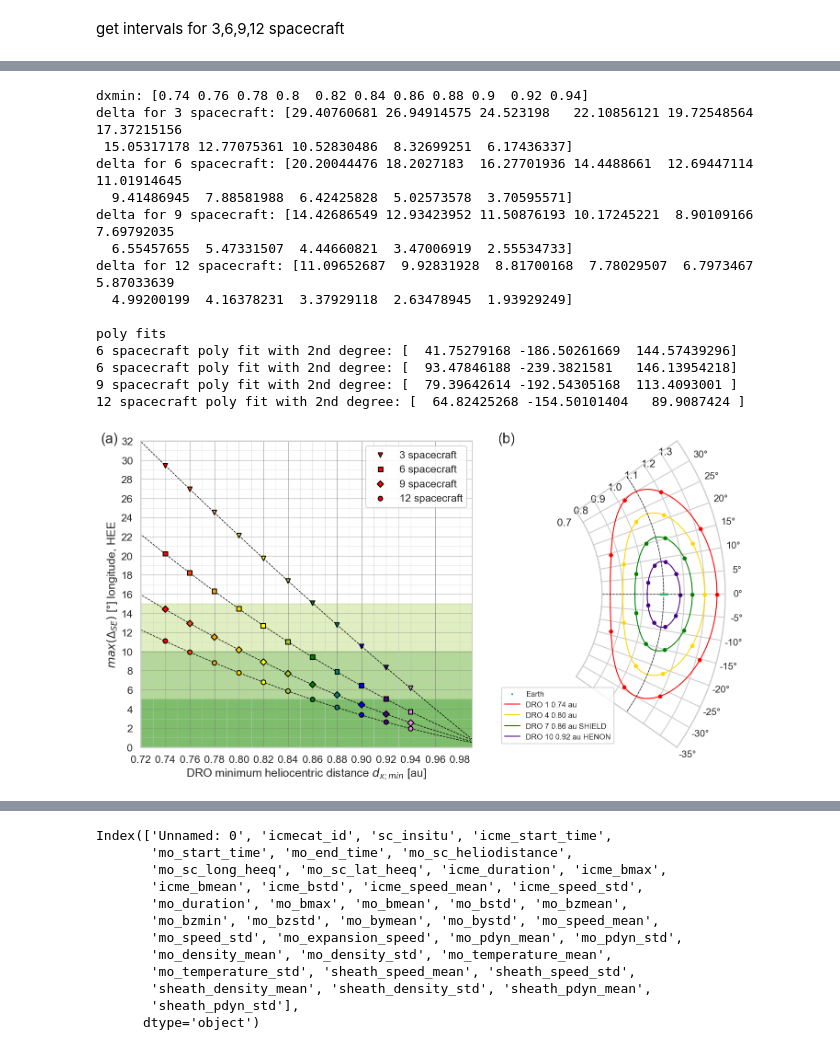
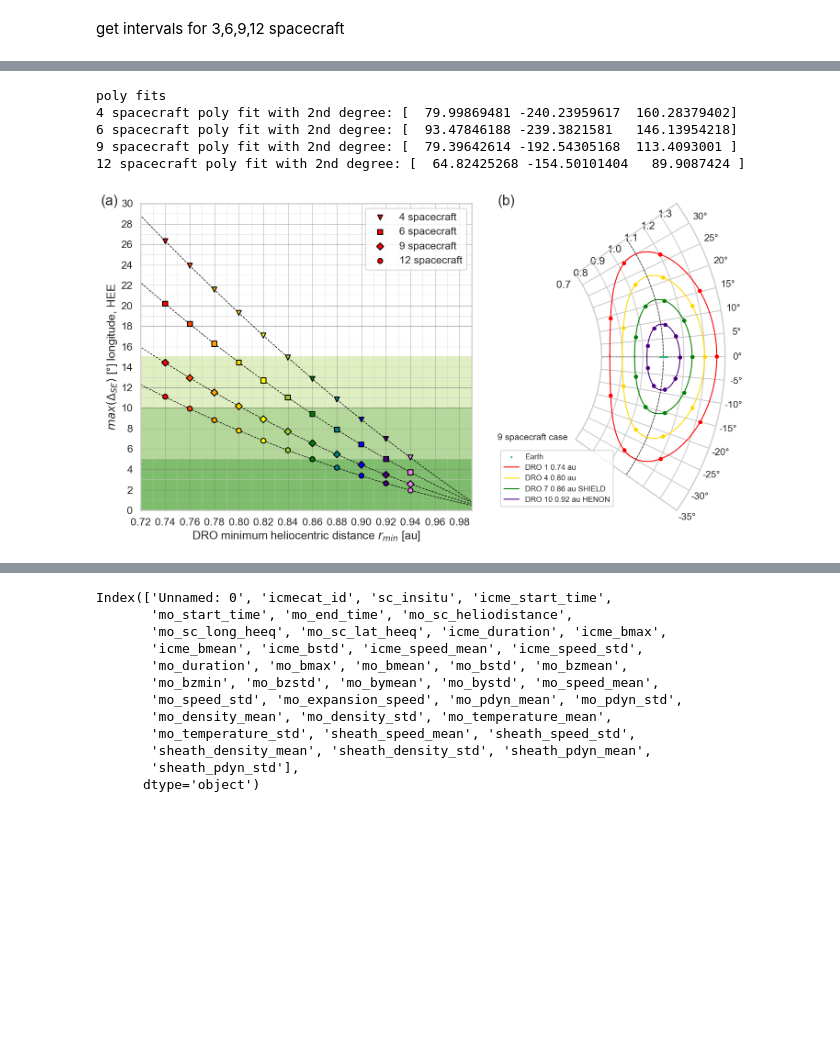
Before and after one commit to cmoestl/dro_orbits, a Jupyter notebook: dro.ipynb, the cells around one changed output, grey strips where cells are left out. Saved outputs shown, nothing was run; the diff lists cells and outputs as text; code cells hidden in the pictures; blank space fills up the shorter version.

```diff
--- a/dro.ipynb
+++ b/dro.ipynb
@@ -1128,26 +1202,7 @@ def get_delta2(sc_int_array):
 # %%
-#method 1
-delta_value3=get_delta(sc_int3)
-delta_value6=get_delta(sc_int6)
-delta_value9=get_delta(sc_int9)
-delta_value12=get_delta(sc_int12)
+####### plot results from gap analysis
 
-#method 2
-delta2_value3=get_delta2(sc_int3)
-delta2_value6=get_delta2(sc_int6)
-delta2_value9=get_delta2(sc_int9)
-delta2_value12=get_delta2(sc_int12)
-
-print('dxmin:',np.round(initial_x0_array,2))
-print('delta for 3 spacecraft:',delta2_value3)
-print('delta for 6 spacecraft:',delta2_value6)
-print('delta for 9 spacecraft:',delta2_value9)
-print('delta for 12 spacecraft:',delta2_value12)
-
-
-#not fully consistent, need to check method 1 (numerical errors?)
-#print(delta_value3)
-#print(delta2_value3)
+#furthermore, method 2 is used
 
 ############## plot
 
@@ -1158,14 +1213,15 @@ fig = plt.figure(figsize=(16, 8))
 ax1 = fig.add_subplot(1, 2, 1)
 ax2 = fig.add_subplot(1, 2, 2, projection='polar')
 
+
 #plot for each orbit with dmin the longitudes of the spacecraft in HEE, absolute difference to Sun-Earth line
 #ax1.scatter(initial_x0_array,delta_value3,c=dro_colors, marker='v', label='3 spacecraft',edgecolor='k')
 #ax1.scatter(initial_x0_array,delta_value6,c=dro_colors, marker='s', label='6 spacecraft',edgecolor='k')
 #ax1.scatter(initial_x0_array,delta_value9,c=dro_colors, marker='D', label='9 spacecraft',edgecolor='k')
 #ax1.scatter(initial_x0_array,delta_value12,c=dro_colors, marker='o', label='12 spacecraft',edgecolor='k')
 
-ms=50
-ax1.scatter(initial_x0_array,delta2_value3,c=dro_colors, marker='v', label='3 spacecraft',edgecolor='k',zorder=3,s=ms)
+ms=60
+ax1.scatter(initial_x0_array,delta2_value4,c=dro_colors, marker='v', label='4 spacecraft',edgecolor='k',zorder=3,s=ms)
 ax1.scatter(initial_x0_array,delta2_value6,c=dro_colors, marker='s', label='6 spacecraft',edgecolor='k',zorder=3,s=ms)
 ax1.scatter(initial_x0_array,delta2_value9,c=dro_colors, marker='D', label='9 spacecraft',edgecolor='k',zorder=3,s=ms)
 ax1.scatter(initial_x0_array,delta2_value12,c=dro_colors, marker='o', label='12 spacecraft',edgecolor='k',zorder=3,s=ms)
@@ -1173,8 +1229,8 @@ ax1.scatter(initial_x0_array,delta2_value12,c=dro_colors, marker='o', label='12
 print()
 print('poly fits')
 
-coefficients = np.polyfit(initial_x0_array, delta2_value3, deg=2)
-print(f"6 spacecraft poly fit with 2nd degree: {coefficients}")
+coefficients = np.polyfit(initial_x0_array, delta2_value4, deg=2)
+print(f"4 spacecraft poly fit with 2nd degree: {coefficients}")
 # Create polynomial function from coefficients
 poly_func = np.poly1d(coefficients)
 x_fit = np.arange(0.7,1.0,0.01)
@@ -1211,10 +1267,10 @@ ax1.plot(x_fit, y_fit_poly,'k', linestyle='--',linewidth=1)
 
 ax1.legend()
 ax1.set_ylabel(r'$ max(\Delta_{SE})$ [°] longitude, HEE')
-ax1.set_xlabel(r'DRO minimum heliocentric distance $d_{x;min}$ [au]')
+ax1.set_xlabel(r'DRO minimum heliocentric distance $r_{min}$ [au]')
 ax1.xaxis.set_major_locator(MultipleLocator(0.02))
 ax1.yaxis.set_major_locator(MultipleLocator(2))
-ax1.set_ylim(0,32)
+ax1.set_ylim(0,30)
 ax1.set_xlim(0.72,0.99)
 ax1.grid(True, color='gray', linewidth=0.8, linestyle='-', alpha=0.6)
 
@@ -1243,7 +1299,7 @@ ax2.plot(orbits_polar[1,:,9], orbits_polar[0,:,9], dro_colors[9], linewidth=1.5,
 
 
 #spacecraft distributed
-shift=488
+shift=475
 scsize=25
 ax2.scatter(orbits_polar[1,shield_i+shift,0], orbits_polar[0,shield_i+shift,0],marker='o', c=dro_colors[0], alpha=1.0,s=scsize)
 ax2.scatter(orbits_polar[1,shield_i+shift,3], orbits_polar[0,shield_i+shift,3],marker='o', c=dro_colors[3], alpha=1.0,s=scsize)
@@ -1253,42 +1309,35 @@ ax2.scatter(orbits_polar[1,shield_i+shift,9], orbits_polar[0,shield_i+shift,9],m
 #sun earth line and 1 au circle
 ax2.plot(np.deg2rad(np.arange(0,360)),np.zeros(360)+1,lw=1,alpha=0.8,linestyle='--',c='black', marker=None)
 ax2.plot(np.zeros(5),np.arange(0.7,1.1,0.1),c='k',lw=1,alpha=0.8,linestyle='--')
 
 ax2.set_theta_zero_location('E')
 ax2.set_thetamin(35)      # Start angle in degrees
 ax2.set_thetamax(-35)
 # cutout in r
 ax2.set_rmin(0.70)
 ax2.set_rmax(1.30)
 ax2.set_rorigin(0)
 
 degrees = np.arange(-35,35,5)
 ax2.set_xticks(np.radians(degrees))
 ax2.set_xticklabels([f'{d}°' for d in degrees], fontsize=15)
 
 ax2.legend(loc=3,fontsize=12)
 
+fig.text(0.55, 0.33, '9 spacecraft case', fontsize=14, va='top', ha='left')
+
 fig.text(0.01, 0.98, '(a)', fontsize=22, va='top', ha='left')
 fig.text(0.55, 0.98, '(b)', fontsize=22, va='top', ha='left')
+
 
 plt.tight_layout()
 
 plt.savefig(f'results/fig5_gap_analysis.png', dpi=300,bbox_inches='tight')
 plt.savefig(f'results/fig5_gap_analysis.pdf', dpi=300,bbox_inches='tight')
 # %% [output]
-dxmin: [0.74 0.76 0.78 0.8  0.82 0.84 0.86 0.88 0.9  0.92 0.94]
-delta for 3 spacecraft: [29.40760681 26.94914575 24.523198   22.10856121 19.72548564 17.37215156
- 15.05317178 12.77075361 10.52830486  8.32699251  6.17436337]
-delta for 6 spacecraft: [20.20044476 18.2027183  16.27701936 14.4488661  12.69447114 11.01914645
-  9.41486945  7.88581988  6.42425828  5.02573578  3.70595571]
-delta for 9 spacecraft: [14.42686549 12.93423952 11.50876193 10.17245221  8.90109166  7.69792035
-  6.55457655  5.47331507  4.44660821  3.47006919  2.55534733]
-delta for 12 spacecraft: [11.09652687  9.92831928  8.81700168  7.78029507  6.7973467   5.87033639
-  4.99200199  4.16378231  3.37929118  2.63478945  1.93929249]
-
 poly fits
-6 spacecraft poly fit with 2nd degree: [  41.75279168 -186.50261669  144.57439296]
+4 spacecraft poly fit with 2nd degree: [  79.99869481 -240.23959617  160.28379402]
 6 spacecraft poly fit with 2nd degree: [  93.47846188 -239.3821581   146.13954218]
 9 spacecraft poly fit with 2nd degree: [  79.39642614 -192.54305168  113.4093001 ]
 12 spacecraft poly fit with 2nd degree: [  64.82425268 -154.50101404   89.9087424 ]
-[figure, old version]
+[figure, new version]
```
Also changed, not shown: parts of 20 cells of this notebook, 43 other files.
